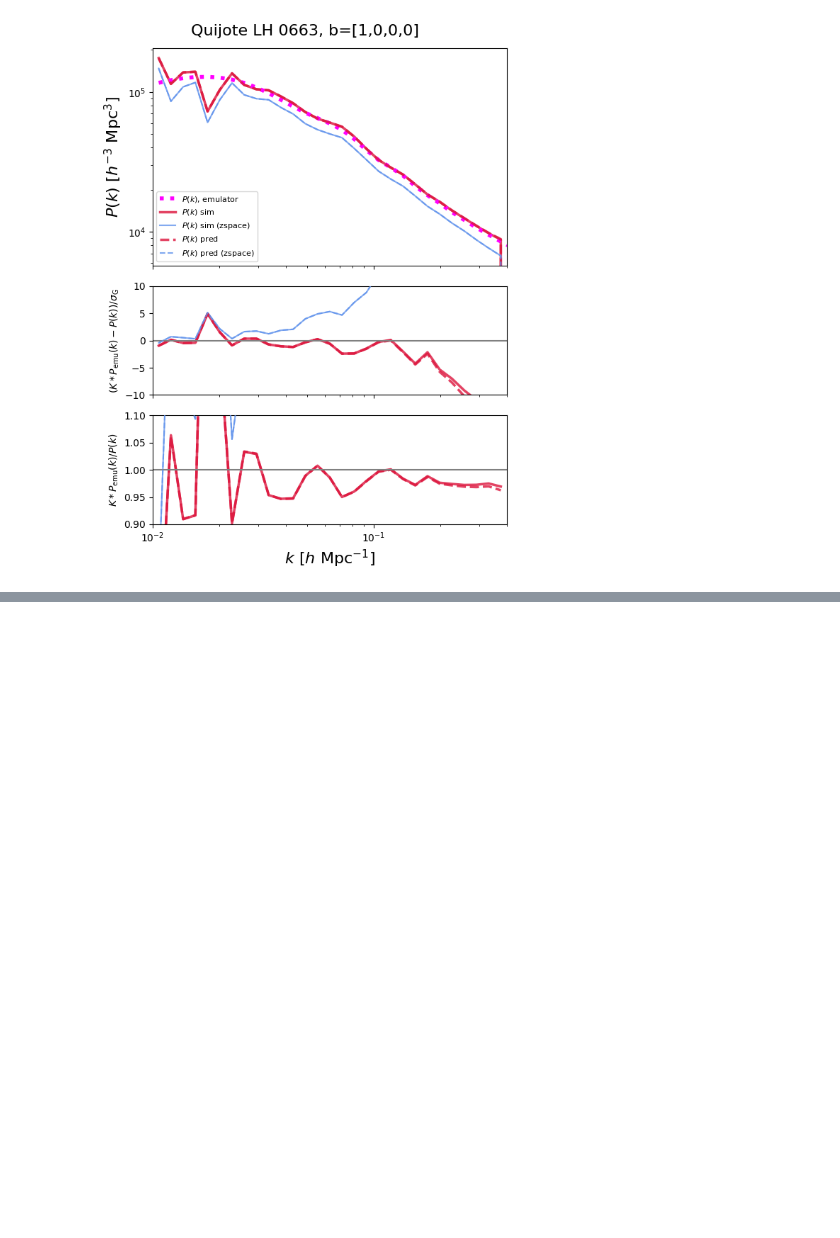
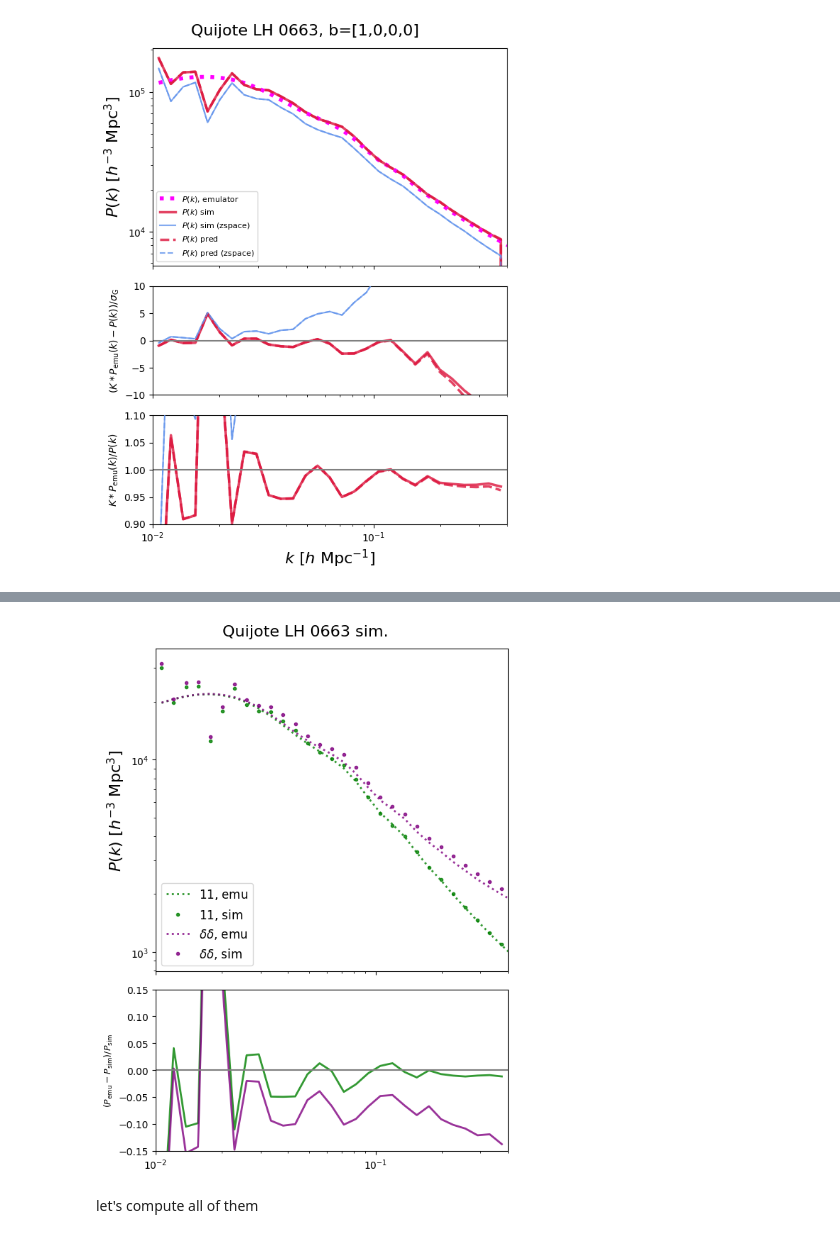
Before and after one commit to kstoreyf/muchisimocks, a Jupyter notebook: notebooks/2024-07-17_more_muchisimocks_checks.ipynb, the cells around one changed output, grey strips where cells are left out. Cells and saved outputs as stored; diff of their text form; code cells hidden in the pictures; blank space fills up the shorter version.

```diff
--- a/notebooks/2024-07-17_more_muchisimocks_checks.ipynb
+++ b/notebooks/2024-07-17_more_muchisimocks_checks.ipynb
@@ -1010,0 +1024,2 @@ mpl.pyplot.show()
+# %%
+bias_terms_eul_sim_norm = bias_terms_eul_sim/n_grid**3
@@ -1010,0 +1030,6 @@ mpl.pyplot.show()
+# %%
+pk_obj_p11 = bacco.statistics.compute_crossspectrum_twogrids(
+                    grid1=bias_terms_eul_sim_norm[0],
+                    grid2=bias_terms_eul_sim_norm[0],
+                    cosmology=cosmo_quijote,
+                    **args_power_grid_hr_normFalse)
@@ -1010,0 +1049,9 @@ mpl.pyplot.show()
+# %%
+
+
+pk_obj_pdd = bacco.statistics.compute_crossspectrum_twogrids(
+                    grid1=bias_terms_eul_sim_norm[1],
+                    grid2=bias_terms_eul_sim_norm[1],
+                    cosmology=cosmo_quijote,
+                    **args_power_grid_hr_normFalse)
+print(pk_obj_pdd['pk'])
@@ -1010,0 +1091,2 @@ mpl.pyplot.show()
+# %%
+_, pnn = emu.get_nonlinear_pnn(k=kk, **cosmo_params_emu_quijote)
@@ -1010,0 +1109,51 @@ mpl.pyplot.show()
+# %%
+nrows, ncols = 2, 1
+fig, axarr = plt.subplots(nrows, ncols, figsize=(6,8), sharex=True, height_ratios=[2,1])
+plt.subplots_adjust(hspace=0.01, wspace=0.01)
+ax, ax1 = axarr
+alpha = 0.8
+
+plt.suptitle(f'Quijote LH {idx_LH_str} sim.', fontsize=16)
+
+
+color_p11 = 'green'
+color_pdd = 'purple'
+
+k = kk
+lw = 2
+
+i_pnn = 0
+axarr[0].plot(k, pnn[i_pnn], ls=':', alpha=alpha, label=f'{labels_pnn[i_pnn]}, emu', color=color_p11, lw=lw)
+axarr[0].plot(k, pk_obj_p11['pk'], ls='None', marker='o', markersize=3, alpha=alpha, label=f'{labels_pnn[i_pnn]}, sim', color=color_p11)
+axarr[1].plot(k, (pnn[i_pnn]-pk_obj_p11['pk'])/pk_obj_p11['pk'], ls='-', alpha=alpha, color=color_p11, lw=lw)
+
+i_pnn = 5
+axarr[0].plot(k, pnn[i_pnn], ls=':', alpha=alpha, label=f'{labels_pnn[i_pnn]}, emu', color=color_pdd, lw=lw)
+axarr[0].plot(k, pk_obj_pdd['pk'], ls='None', marker='o', markersize=3, alpha=alpha, label=f'{labels_pnn[i_pnn]}, sim', color=color_pdd)
+axarr[1].plot(k, (pnn[i_pnn]-pk_obj_pdd['pk'])/pk_obj_p11['pk'], ls='-', alpha=alpha, color=color_pdd, lw=lw)
+
+
+ax1.axhline(0.0, color='grey')
+ax2.axhline(0.0, color='grey')
+
+ax2.set_xlabel(r'$k \,\, [h \,\, {\rm Mpc}^{-1}]$', fontsize=16)
+ax.set_ylabel(r'$P(k) \,\, [h^{-3} \,\, {\rm Mpc}^3]$', fontsize=16)
+axarr[1].set_ylabel(r'$(P_\text{emu}-P_\text{sim})/P_\text{sim}$', fontsize=9)
+ax.set_xlim(k_min, k_max)
+#ax.set_ylim(3e2, 5e4)
+#ax.set_ylim(1e3, 5e5)
+
+ax1.set_ylim(-0.15, 0.15)
+#ax2.set_ylim(0.9, 1.1)
+
+ax.legend(fontsize=12, loc='lower left')
+
+ax.set_xscale('log')
+ax.set_yscale('log')
+
+mpl.pyplot.tight_layout()
+mpl.pyplot.show()
+# %% [output]
+[figure, added]
+# %% [markdown]
+let's compute all of them
```
Also changed, not shown: parts of 42 cells of this notebook, 4 other files.
